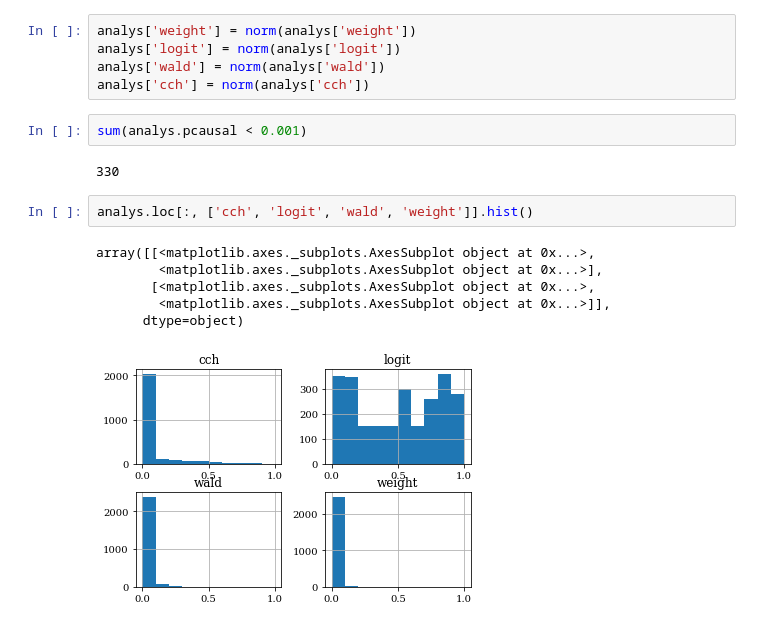
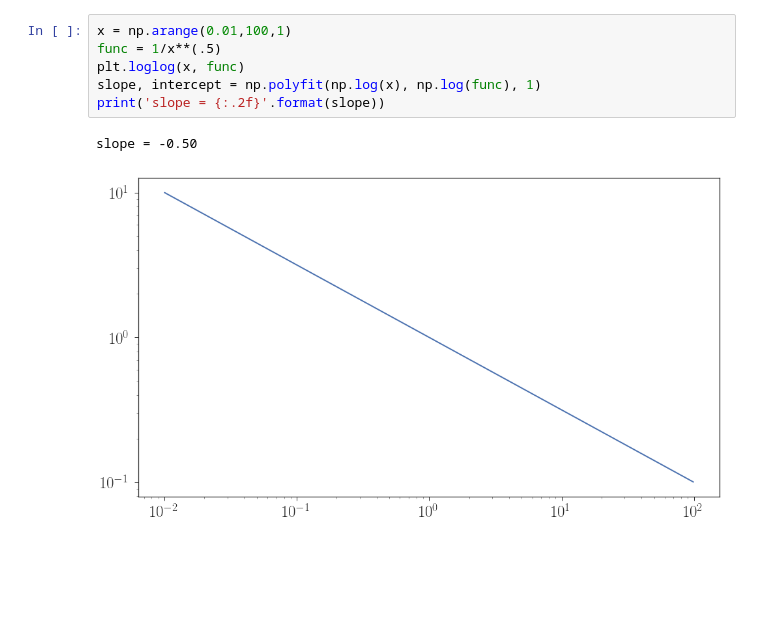
Before and after one commit to lepmik/causal-optogenetics-paper-data, a Jupyter notebook: error-analysis.ipynb, the cells around one changed output. Drawn from its saved outputs; the diff is of its cells as text; blank space fills up the shorter version.

```diff
--- a/error-analysis.ipynb
+++ b/error-analysis.ipynb
@@ -109,18 +99,9 @@ analys.loc[analys['cch'] < 0,'cch'] = 0
-# %%
-analys['weight'] = norm(analys['weight'])
-analys['logit'] = norm(analys['logit'])
-analys['wald'] = norm(analys['wald'])
-analys['cch'] = norm(analys['cch'])
-# %%
-sum(analys.pcausal < 0.001)
-# %% [output]
-330
-# %%
-analys.loc[:, ['cch', 'logit', 'wald', 'weight']].hist()
-# %% [output]
-array([[<matplotlib.axes._subplots.AxesSubplot object at 0x...>,
-        <matplotlib.axes._subplots.AxesSubplot object at 0x...>],
-       [<matplotlib.axes._subplots.AxesSubplot object at 0x...>,
-        <matplotlib.axes._subplots.AxesSubplot object at 0x...>]],
-      dtype=object)
-[figure, removed]
+# %%
+x = np.arange(0.01,100,1)
+func = 1/x**(.5)
+plt.loglog(x, func)
+slope, intercept = np.polyfit(np.log(x), np.log(func), 1)
+print('slope = {:.2f}'.format(slope))
+# %% [output]
+slope = -0.50
+[figure, added]
```
Also changed, not shown: parts of 8 cells of this notebook, 36 other files.
